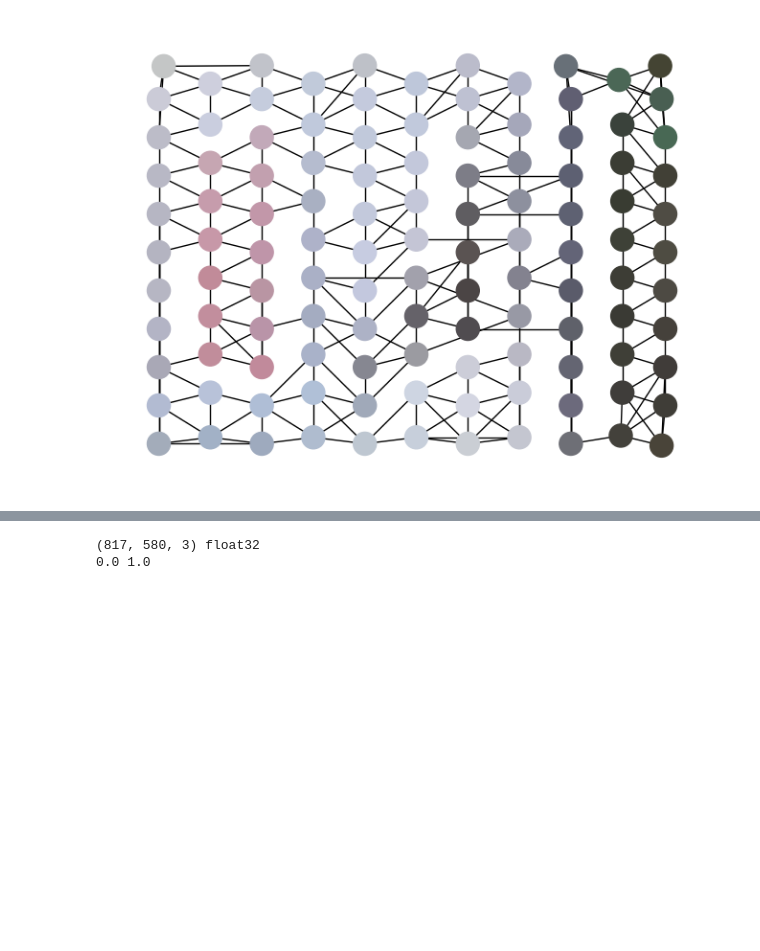
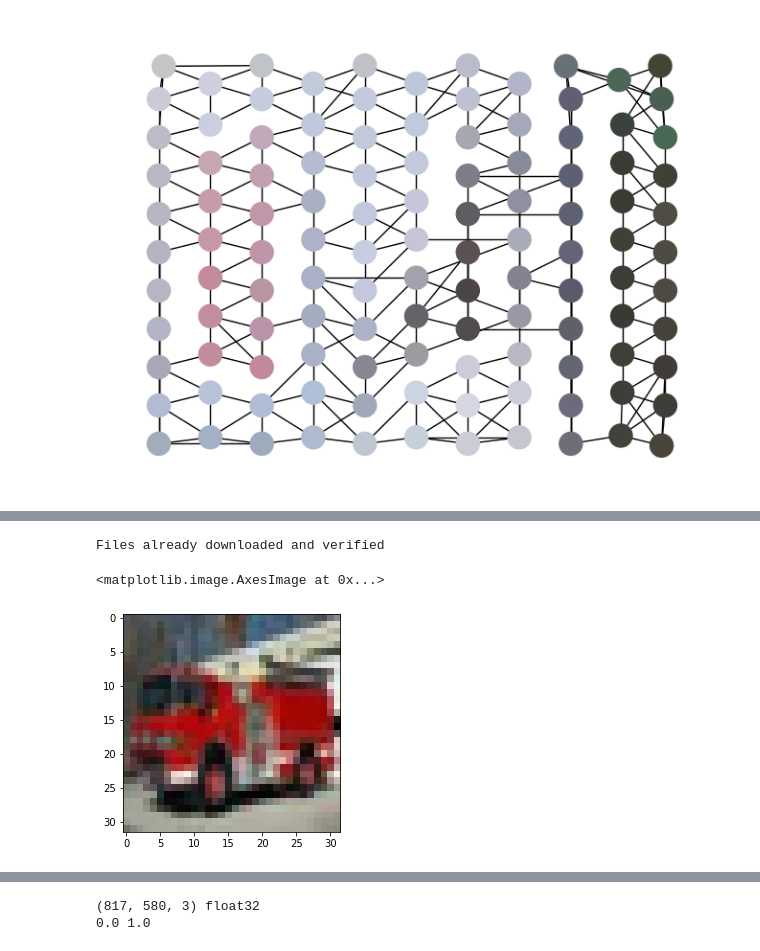
Before and after one commit to jpelayx/mnist-graphs, a Jupyter notebook: viz.ipynb, the cells around one changed output, grey strips where cells are left out. Cells and saved outputs as stored; diff of their text form; code cells hidden in the pictures; blank space fills up the shorter version.

Commit message:
script for getting image samples from dss

```diff
--- a/viz.ipynb
+++ b/viz.ipynb
@@ -172,0 +163,17 @@ nx.draw(nx_g, pos=nx_pos, node_color=nx_color)
+# %%
+n_segments = 75
+compactness = 0.1
+graph_type = 'RAG'
+slic_method = 'SLIC0'
+features = ['avg_color',
+            'std_deviation_color',
+            'centroid',
+            'std_deviation_centroid']
+test_ds  = cifar10_slic.SuperPixelGraphCIFAR10(root=None,
+                                                n_segments=n_segments,
+                                                compactness=compactness,
+                                                features=features,
+                                                graph_type=graph_type,
+                                                slic_method=slic_method,
+                                                train=False,
+                                                pre_select_features=False)
@@ -172,0 +189,8 @@ nx.draw(nx_g, pos=nx_pos, node_color=nx_color)
+# %%
+idx = 23
+img = test_ds.get_og_img(idx)
+plt.imshow(img)
+# %% [output]
+Files already downloaded and verified
+<matplotlib.image.AxesImage at 0x...>
+[figure, added]
```
Also changed, not shown: parts of 6 cells of this notebook, 4 other files.
